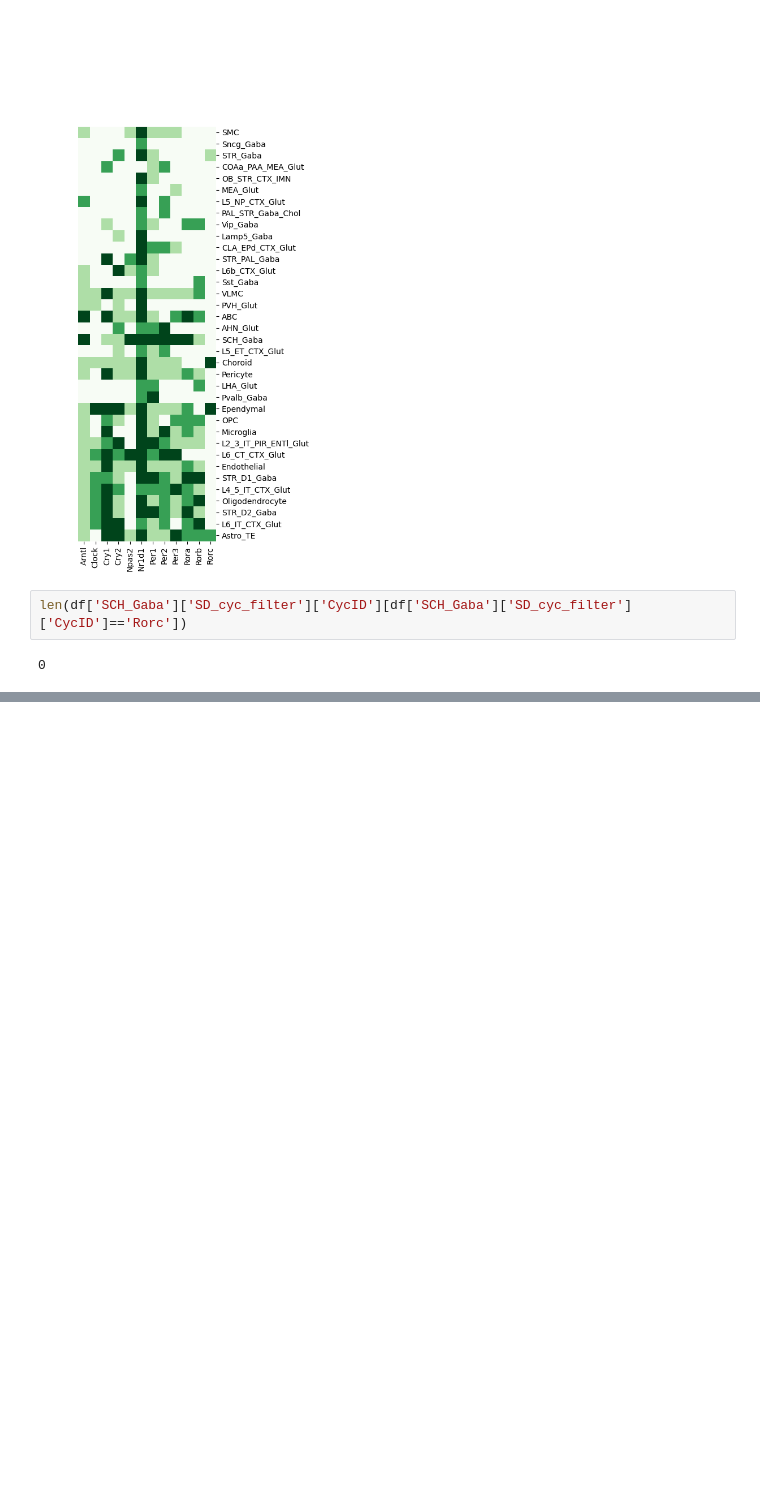
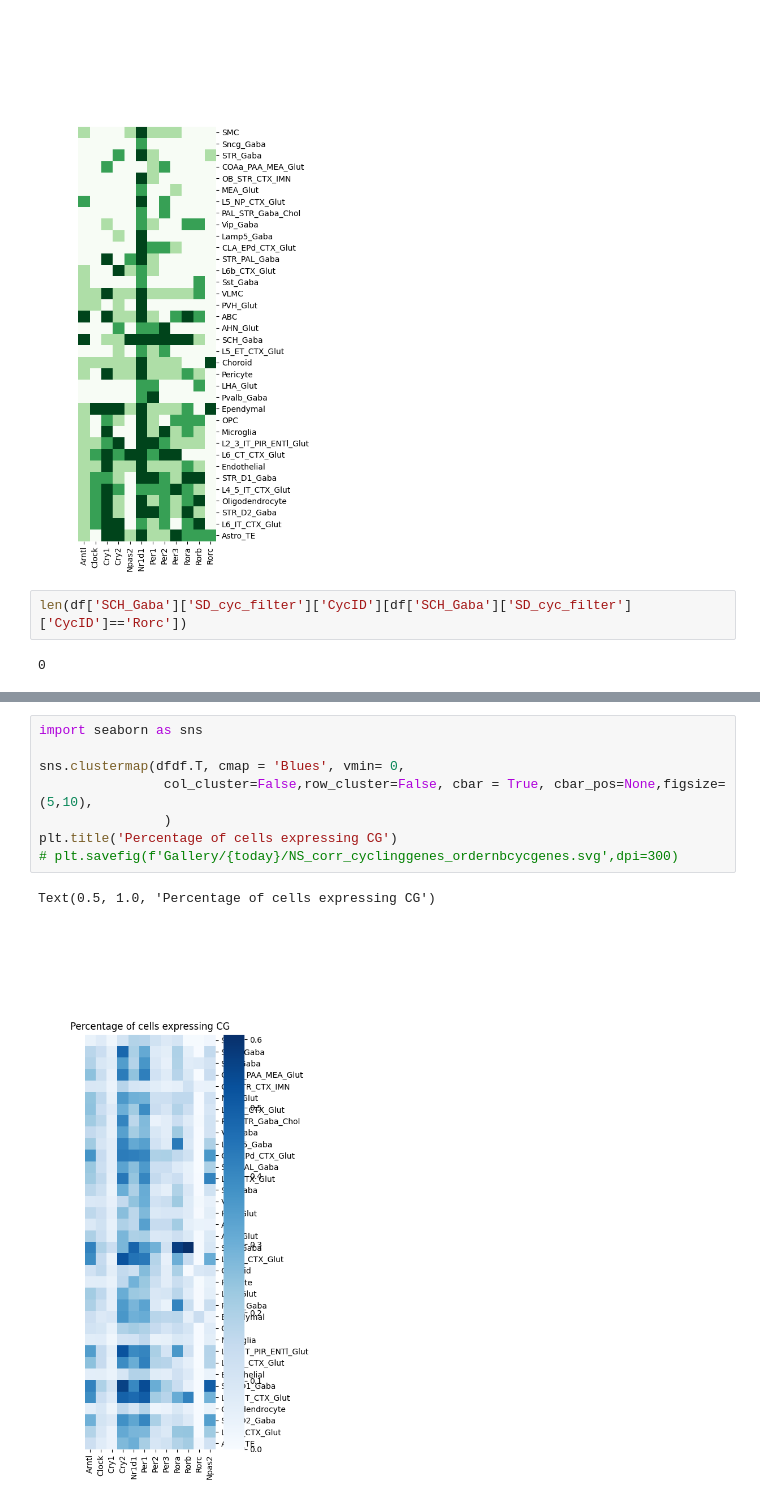
Before and after one commit to Carboneinerte/Pynda_ssc, a Jupyter notebook: v10D_Xenium_Downstream_Analysis_WIP.ipynb, the cells around one changed output, grey strips where cells are left out. Saved outputs shown, nothing was run; the diff lists cells and outputs as text; blank space fills up the shorter version.

```diff
--- a/v10D_Xenium_Downstream_Analysis_WIP.ipynb
+++ b/v10D_Xenium_Downstream_Analysis_WIP.ipynb
@@ -2693,0 +2830,11 @@ len(df['SCH_Gaba']['SD_cyc_filter']['CycID'][df['SCH_Gaba']['SD_cyc_filter']['Cy
+# %%
+import seaborn as sns
+
+sns.clustermap(dfdf.T, cmap = 'Blues', vmin= 0,
+                col_cluster=False,row_cluster=False, cbar = True, cbar_pos=None,figsize=(5,10),
+                )
+plt.title('Percentage of cells expressing CG')
+# plt.savefig(f'Gallery/{today}/NS_corr_cyclinggenes_ordernbcycgenes.svg',dpi=300)
+# %% [output]
+Text(0.5, 1.0, 'Percentage of cells expressing CG')
+[figure, added]
```
Also changed, not shown: parts of 14 cells of this notebook, 2 other files.
